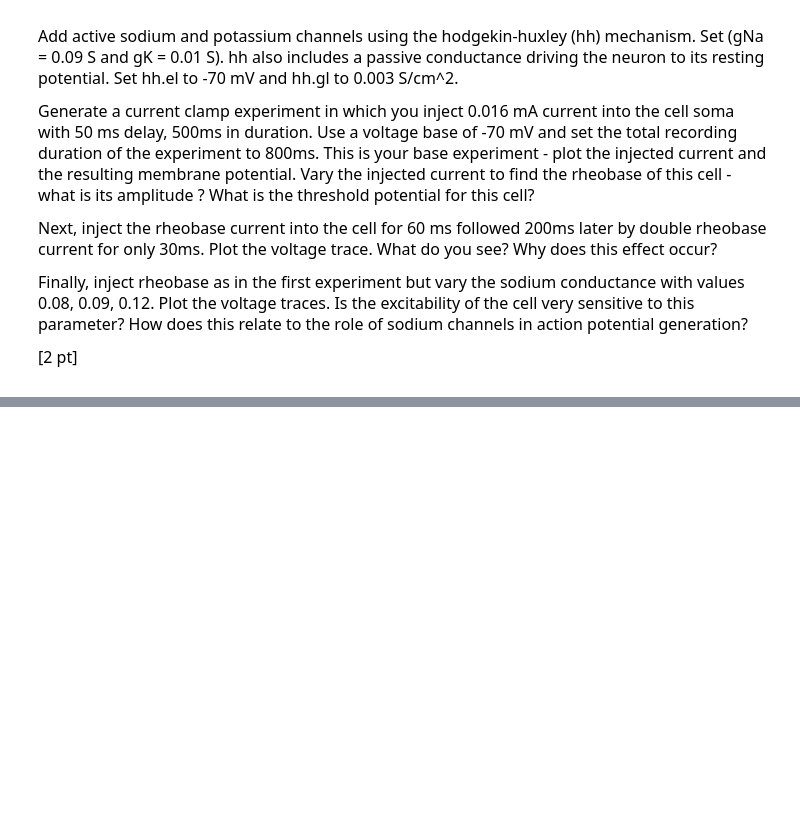
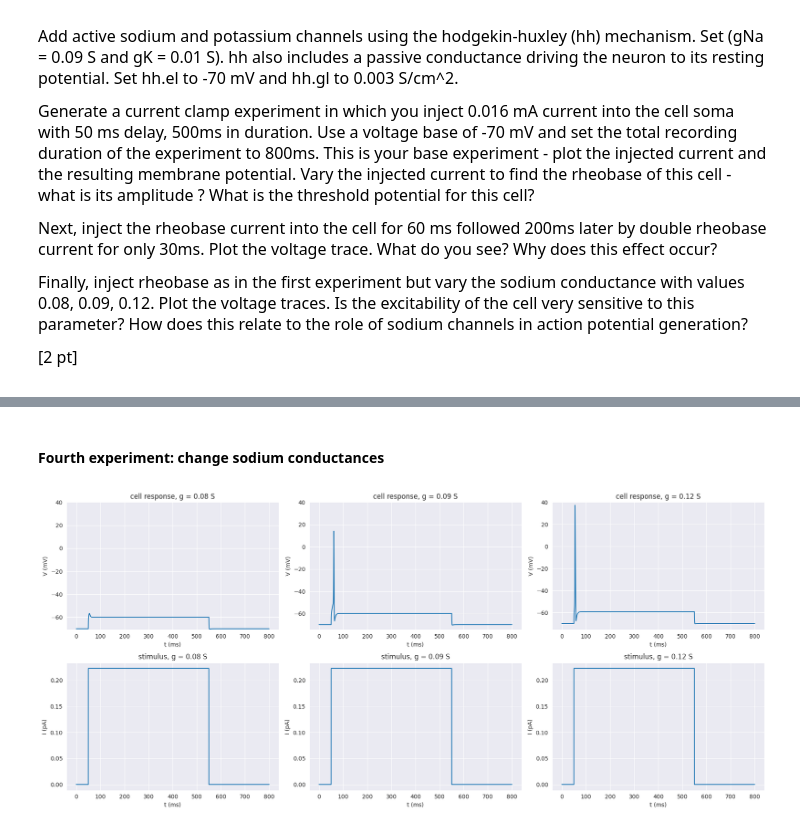
Before and after one commit to ejayromero/biophysics-NX-450, a Jupyter notebook: Week_4/Week4_HomeWork.ipynb, the cells around one changed output, grey strips where cells are left out. Drawn from its saved outputs; the diff is of its cells as text; code cells hidden in the pictures; blank space fills up the shorter version.

```diff
--- a/Week_4/Week4_HomeWork.ipynb
+++ b/Week_4/Week4_HomeWork.ipynb
@@ -437,0 +600,73 @@ Finally, inject rheobase as in the first experiment but vary the sodium conducta
+# %% [markdown]
+#### Fourth experiment: change sodium conductances
+# %%
+# creating cell
+soma = h.Section(name='soma')
+soma.L = 15 #µm
+soma.diam = 15 #µm
+soma.Ra = 120 #Ω*cm
+soma.cm = 1.6 #µF/cm^2
+
+# adding properties
+soma.insert('hh')
+for seg in soma:
+    seg.hh.gkbar = 0.01   # S
+    seg.hh.gl = 0.003 # S/cm^2
+    seg.hh.el = -70 # mV
+
+time_vects = []
+volt_vects = []
+stim_vects = []
+
+conductances = [0.08, 0.09, 0.12]
+
+h.load_file('stdrun.hoc')
+
+
+for cond in conductances:
+    for seg in soma:
+        seg.hh.gnabar = cond  # S
+
+    # Insert current clamp experiment
+    stim = h.IClamp(soma(0.5))
+    stim.delay = 50   # ms
+    stim.dur =500     # ms
+    stim.amp = rheobase
+
+
+    # Initialize vectors
+    # time vector
+    rec_t = h.Vector()
+    rec_t.record(h._ref_t)
+    # membrame potential vector
+    rec_v = h.Vector()
+    rec_v.record(soma(0.5)._ref_v)
+    # current
+    rec_i = h.Vector()
+    rec_i.record(stim._ref_i)
+
+    h.finitialize(-70)
+    h.continuerun(800)
+
+    time_vects.append(np.array(rec_t))
+    volt_vects.append(np.array(rec_v))
+    stim_vects.append(np.array(rec_i))
+
+
+fig, axs = plt.subplots(2,3, figsize=(18,8))
+
+for i in range(3):
+    axs[0][i].plot(time_vects[i], volt_vects[i])
+    axs[0][i].set_title("cell response, g = {} S".format(conductances[i]))
+    axs[0][i].set_ylabel('V (mV)')
+    axs[0][i].set_xlabel('t (ms)')
+    axs[0][i].set_ylim(top=40)
+
+    axs[1][i].plot(time_vects[i], stim_vects[i])
+    axs[1][i].set_title("stimulus, g = {} S".format(conductances[i]))
+    axs[1][i].set_ylabel('I (pA)')
+    axs[1][i].set_xlabel('t (ms)')
+
+plt.tight_layout()
+# %% [output]
+[figure, added]
```
Also changed, not shown: parts of 10 cells of this notebook.
